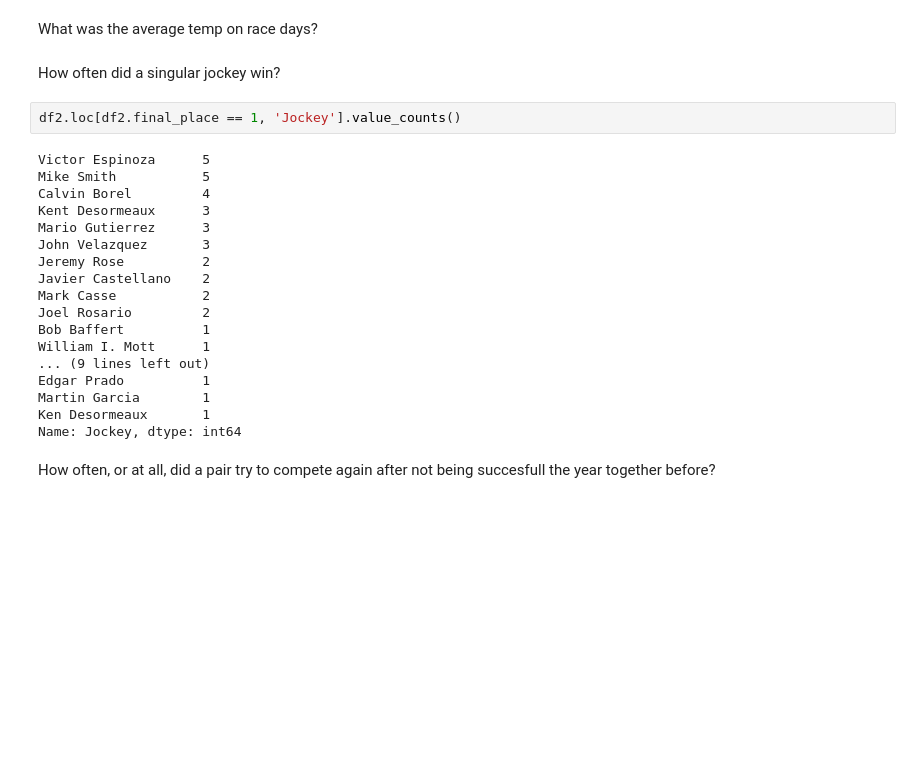
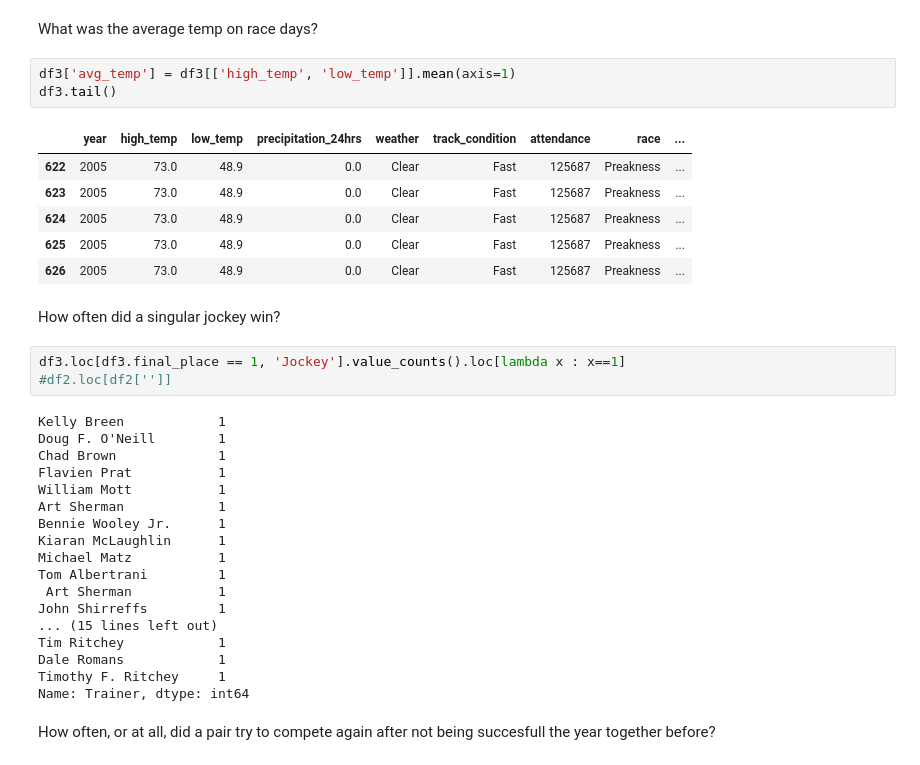
Before and after one commit to cmuhs/Derby_Dataset, a Jupyter notebook: TCR_Dataset.ipynb, the cells around one changed output. Cells and saved outputs as stored; diff of their text form; blank space fills up the shorter version.

```diff
--- a/TCR_Dataset.ipynb
+++ b/TCR_Dataset.ipynb
@@ -38,26 +71,37 @@ How often did a singular jockey win when the precipitation_24hrs was above 0.3?
 # %% [markdown]
 What was the average temp on race days?
+# %%
+df3['avg_temp'] = df3[['high_temp', 'low_temp']].mean(axis=1)
+df3.tail()
+# %% [output]
+|  | year | high_temp | low_temp | precipitation_24hrs | weather | track_condition | attendance | race | ... |
+| 622 | 2005 | 73.0 | 48.9 | 0.0 | Clear | Fast | 125687 | Preakness | ... |
+| 623 | 2005 | 73.0 | 48.9 | 0.0 | Clear | Fast | 125687 | Preakness | ... |
+| 624 | 2005 | 73.0 | 48.9 | 0.0 | Clear | Fast | 125687 | Preakness | ... |
+| 625 | 2005 | 73.0 | 48.9 | 0.0 | Clear | Fast | 125687 | Preakness | ... |
+| 626 | 2005 | 73.0 | 48.9 | 0.0 | Clear | Fast | 125687 | Preakness | ... |
 # %% [markdown]
 How often did a singular jockey win?
 # %%
-df2.loc[df2.final_place == 1, 'Jockey'].value_counts()
+df3.loc[df3.final_place == 1, 'Jockey'].value_counts().loc[lambda x : x==1]
+#df2.loc[df2['']]
 # %% [output]
-Victor Espinoza      5
-Mike Smith           5
-Calvin Borel         4
-Kent Desormeaux      3
-Mario Gutierrez      3
-John Velazquez       3
-Jeremy Rose          2
-Javier Castellano    2
-Mark Casse           2
-Joel Rosario         2
-Bob Baffert          1
-William I. Mott      1
-... (9 lines left out)
-Edgar Prado          1
-Martin Garcia        1
-Ken Desormeaux       1
-Name: Jockey, dtype: int64
+Kelly Breen            1
+Doug F. O'Neill        1
+Chad Brown             1
+Flavien Prat           1
+William Mott           1
+Art Sherman            1
+Bennie Wooley Jr.      1
+Kiaran McLaughlin      1
+Michael Matz           1
+Tom Albertrani         1
+ Art Sherman           1
+John Shirreffs         1
+... (15 lines left out)
+Tim Ritchey            1
+Dale Romans            1
+Timothy F. Ritchey     1
+Name: Trainer, dtype: int64
 # %% [markdown]
 How often, or at all, did a pair try to compete again after not being succesfull the year together before?
```
Also changed, not shown: parts of 9 cells of this notebook.
